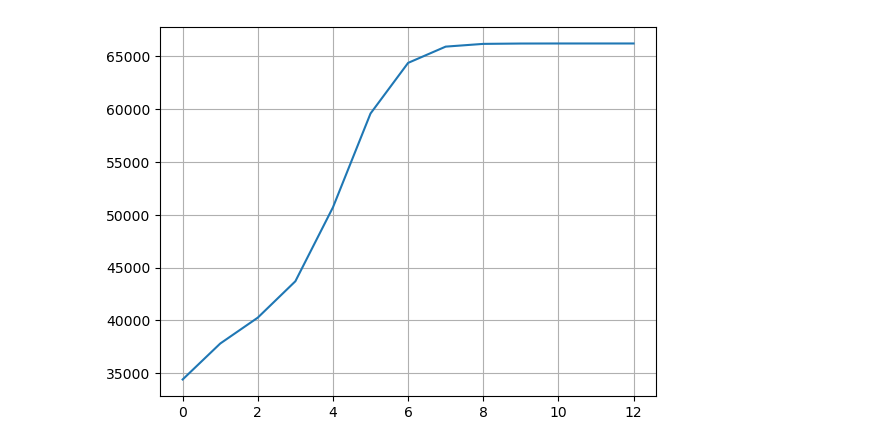
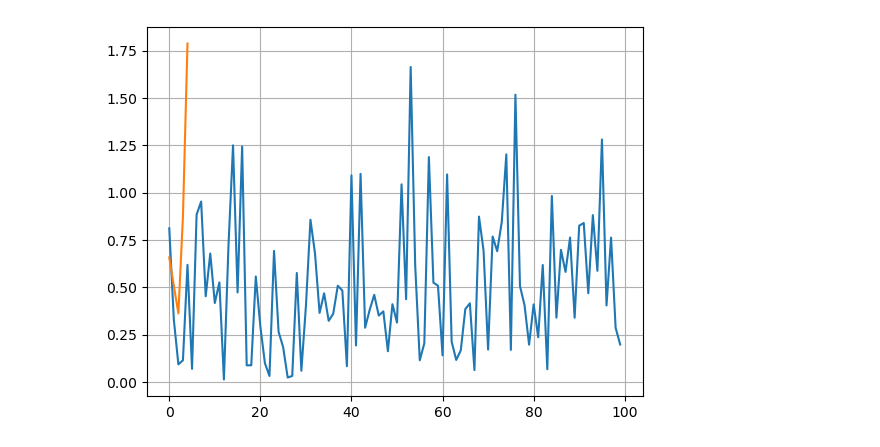
Before and after one commit to indibi/TensorAnomalyDetection, a Jupyter notebook: testbench/NYTaxiData.ipynb, the cells around one changed output. Cells and saved outputs as stored; diff of their text form; code cells hidden in the pictures.

```diff
--- a/testbench/NYTaxiData.ipynb
+++ b/testbench/NYTaxiData.ipynb
@@ -60,6 +148,8 @@ GP2 = GraphProcess(Graph=PG2, filter_type='Heat',filter_parameters=2)
 # %%
-signal = GP.gen_signal(100,0)
+noa = 100; nos =100
+signal = GP.gen_signal(nos,0)
 Xs = signal['X']
-anomaly = GP2.gen_signal(5,0)
-Zs = [anomaly[...,i] for i in range(anomaly.shape[3])]
-Sn = [Xs[...,i] for i in range(Xs.shape[3])] + [anomaly[...,i] for i in range(anomaly.shape[3])]
+anomaly = GP2.gen_signal(noa,0)
+Zs = [anomaly['X'][...,i] for i in range(anomaly['X'].shape[3])]
+Nn = [Xs[...,i] for i in range(Xs.shape[3])]
+Sn = Zs
@@ -85,0 +156,7 @@ It-16, mode:1    O_R = [58736.43820882]
+# %%
+a_of = np.zeros(noa)
+normal_of = np.zeros(nos)
+for i in range(len(Zs)):
+    a_of[i], o_l=  tensor_outlying_function(Zs[i], Sn, maxit=200, err_tol=1e-4, v=2, seed=10, return_Us=False)
+for i in range(len(Nn)):
+    normal_of[i], o_l=  tensor_outlying_function(Nn[i], Sn, maxit=200, err_tol=1e-4, v=2, seed=10, return_Us=False)
@@ -106,11 +198,13 @@ It-12, mode:1    O_R = [66193.06324453]
 # %%
 izelim = 7
 fig, axe = plt.subplots(1,1)
-axe.plot(o_l)
+axe.plot(normal_of)
+axe.plot(a_of)
+# axe.plot(o_l)
 # axe.vlines(0,ymin=-sizelim,ymax=sizelim,colors='k')
 # axe.hlines(0,xmin=-sizelim,xmax=sizelim,colors='k')
 # axe.set_xlim(-sizelim,sizelim)
 # axe.set_ylim(-sizelim,sizelim)
 axe.grid()
 # %% [output]
-[figure, old version]
+[figure, new version]
```
Also changed, not shown: parts of 20 cells of this notebook, 11 other files.
